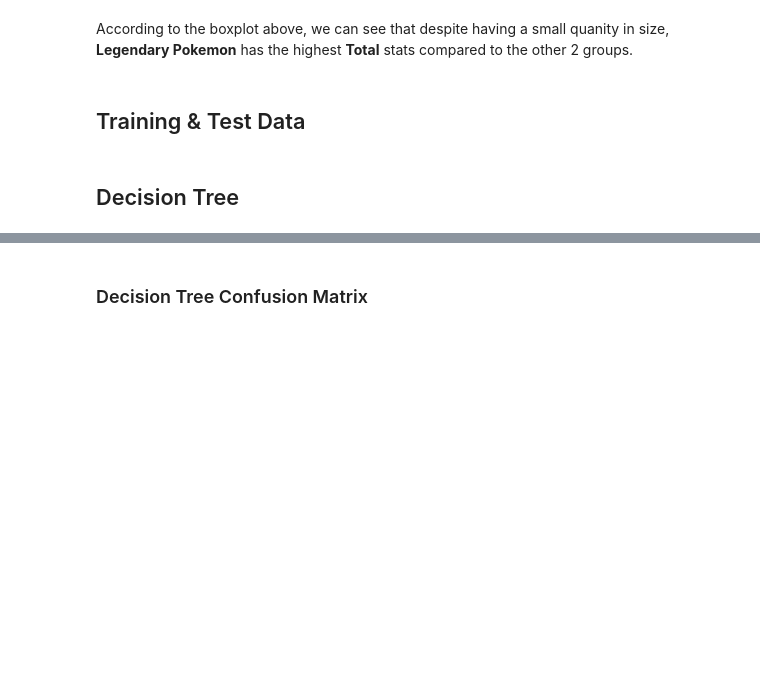
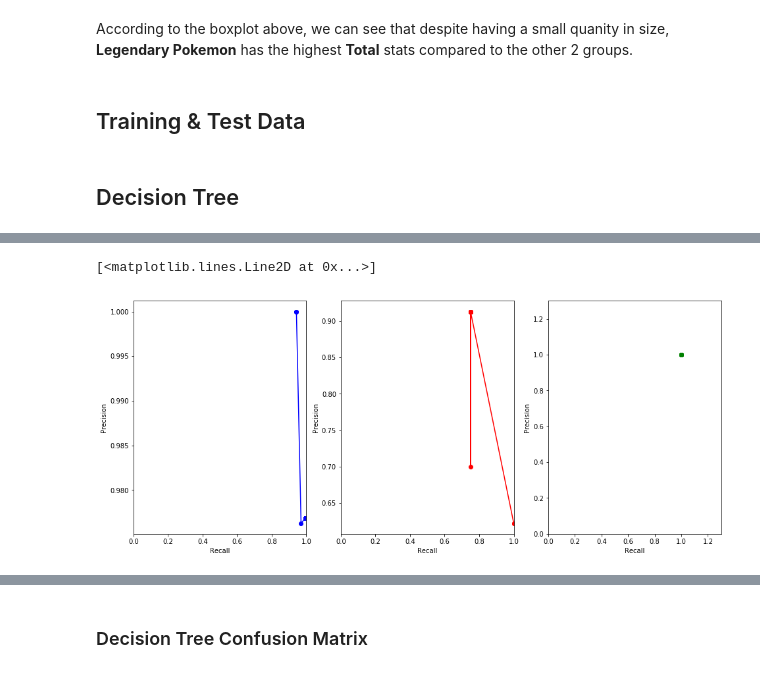
Before and after one commit to pandabytes/PokemonDatamining, a Jupyter notebook: predictors/Pokemon.ipynb, the cells around one changed output, grey strips where cells are left out. Cells and saved outputs as stored; diff of their text form; code cells hidden in the pictures; blank space fills up the shorter version.

Commit message:
Add probability thresholds to models and fix bugs in utils.py

```diff
--- a/predictors/Pokemon.ipynb
+++ b/predictors/Pokemon.ipynb
@@ -150,0 +164,45 @@ training, test = ut.splitData(target, reducedData, 0.60)
+# %%
+precisions = []
+recalls = []
+for t in thresholds:
+    model = dt.DecisionTree(target, maxDepth=2, probThresholds=t)
+    model.train(training, quiet=True)
+    pred = model.classify(test.drop([target], axis=1))
+    matrix = ut.buildConfusionMatrix(pred["Prediction"], test[target], labels)
+    precision, recall = ut.getPrecisionsAndRecalls(matrix, labels)
+
+    precisions.append(precision)
+    recalls.append(recall)
+# %%
+ordiPR = []
+lgPR = []
+ubPR = []
+for p, r in zip(precisions, recalls):
+    ordiPR.append((r["Ordinary"], p["Ordinary"]))
+    lgPR.append((r["Legendary"], p["Legendary"]))
+    ubPR.append((r["Ultra Beast"], p["Ultra Beast"]))
+
+ordiPR.sort(key=lambda x: x[0])
+lgPR.sort(key=lambda x: x[0])
+ubPR.sort(key=lambda x: x[0])
+# %%
+figure, axes = plt.subplots(nrows=1, ncols=3, figsize=(16,6.5))
+
+axes[0].set_xlabel("Recall")
+axes[0].set_ylabel("Precision")
+axes[0].set_xlim([0, 1])
+axes[0].plot([i[0] for i in ordiPR], [i[1] for i in ordiPR], 'bo-')
+
+axes[1].set_xlabel("Recall")
+axes[1].set_ylabel("Precision")
+axes[1].set_xlim([0, 1])
+axes[1].plot([i[0] for i in lgPR], [i[1] for i in lgPR], 'ro-')
+
+axes[2].set_xlabel("Recall")
+axes[2].set_ylabel("Precision")
+axes[2].set_xlim([0, 1.3])
+axes[2].set_ylim([0, 1.3])
+axes[2].plot([i[0] for i in ubPR], [i[1] for i in ubPR], 'go-')
+# %% [output]
+[<matplotlib.lines.Line2D at 0x...>]
+[figure, added]
```
Also changed, not shown: parts of 32 cells of this notebook, 5 other files.
